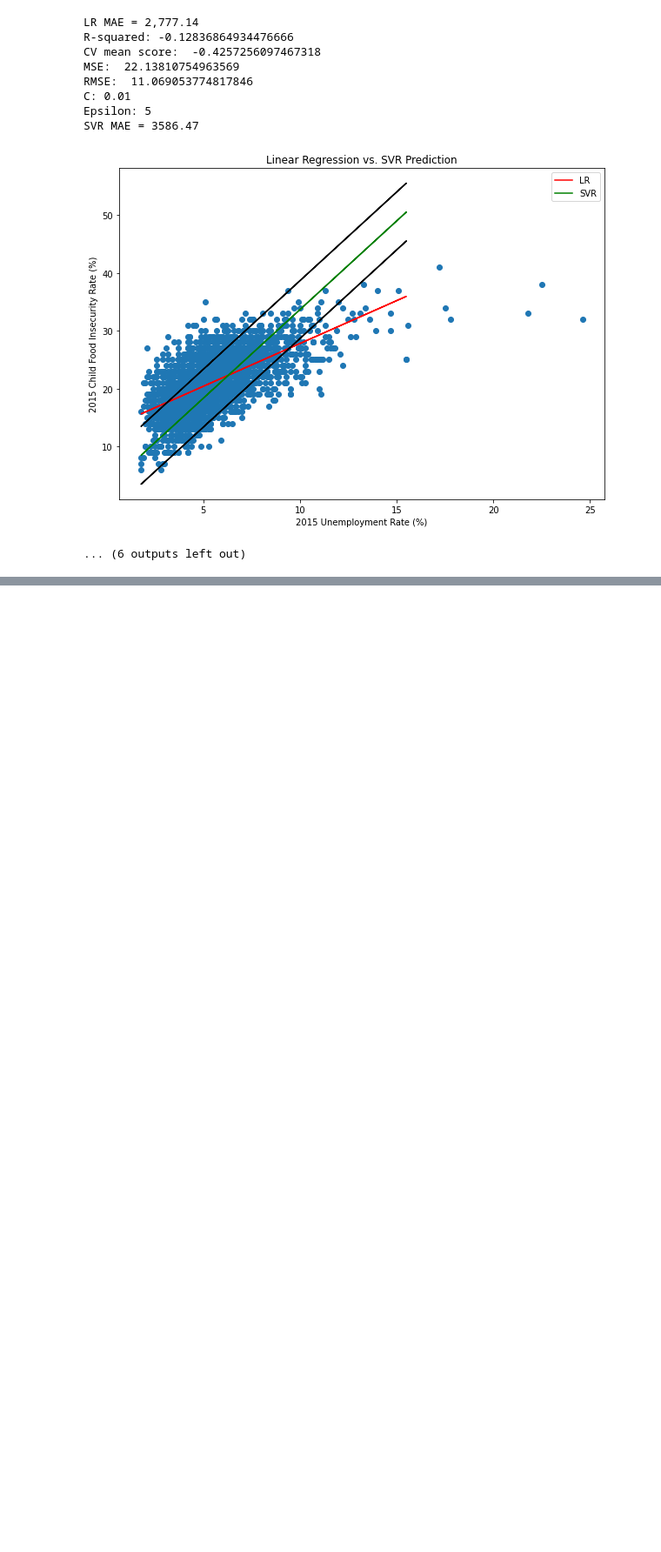
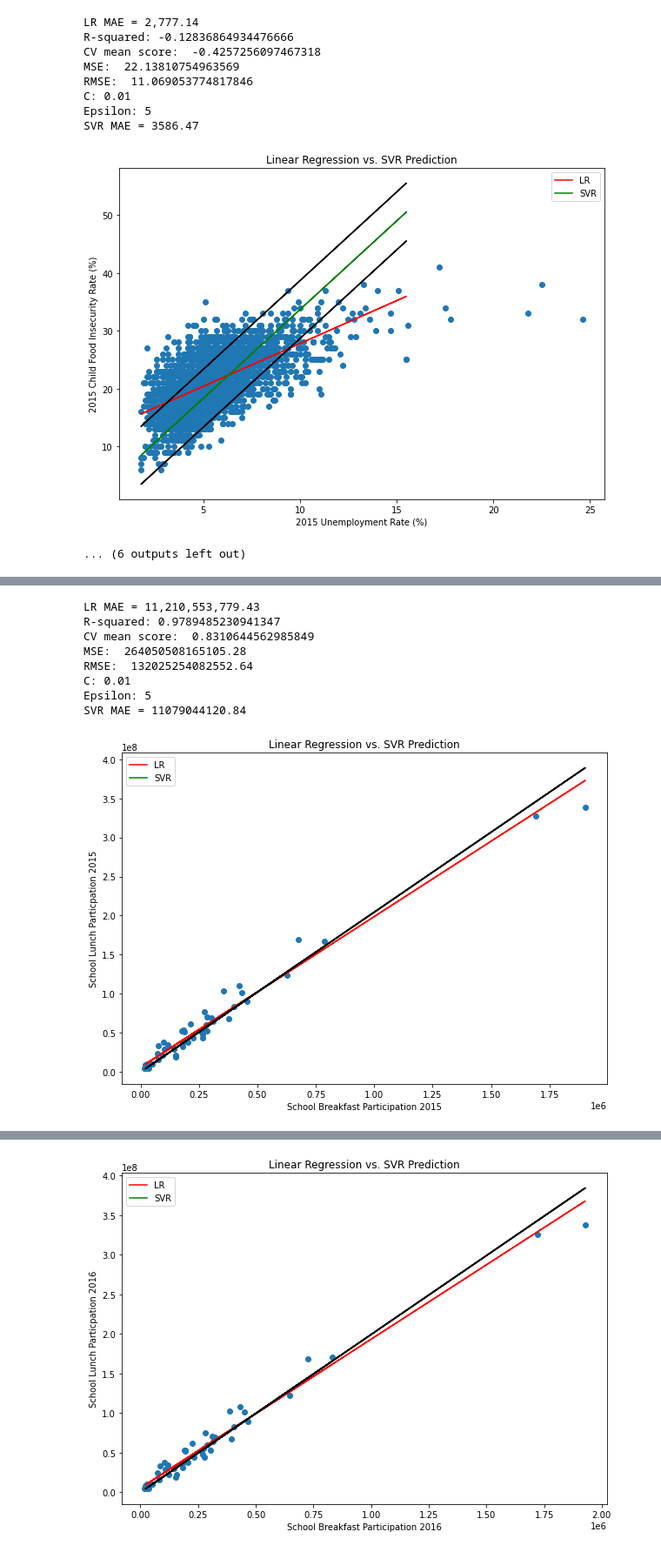
Before and after one commit to nalam004/seniordesign, a Jupyter notebook: Linear Regression and SVR.ipynb, the cells around one changed output, grey strips where cells are left out. Shown at 87% size. Drawn from its saved outputs; the diff is of its cells as text; code cells hidden in the pictures; blank space fills up the shorter version.

```diff
--- a/Linear Regression and SVR.ipynb
+++ b/Linear Regression and SVR.ipynb
@@ -251,0 +357,78 @@ SVR MAE = 14818950388.87
+# %%
+for i in years:
+    x = df['SBP ' + str(i)].astype(float)
+    x = x.values.reshape(-1, 1)
+
+    y = 100*df['SLP ' + str(i)].astype(float)
+    y = y.values
+
+    X = np.array(x).reshape(-1,1)
+    y = np.array(y).reshape(-1,1)
+
+    X_train, X_test, y_train, y_test = train_test_split(X, y, test_size=0.50, random_state=12)
+    y_train = y_train.reshape(len(y_train),)
+    y_test = y_test.reshape(len(y_test),)
+
+    lm = LinearRegression()
+    lm.fit(X_train, y_train)
+
+    #print("Intercept: {:,.3f}".format(lm.intercept_))
+    #print("Coefficient: {:,.3f}".format(lm.coef_[0]))
+
+    mae = mean_absolute_error(y_test, lm.predict(X_test))
+    print("LR MAE = {:,.2f}".format(1000*mae))
+
+    eps = 5
+    svr = LinearSVR(epsilon=eps, C=0.01, fit_intercept=True)
+    svr.fit(X_train, y_train)
+
+    score = svr.score(X_train, y_train)
+    print("R-squared:", score)
+
+    # apply a cross-validation method to the model and check the training accuracy.
+    cv_score = cross_val_score(svr, x, y, cv = 10)
+    print("CV mean score: ", cv_score.mean())
+
+    # predict the test data by using the trained model.
+    # check the accuracy of predicted data by using MSE and RMSE metrics.
+    ypred = svr.predict(X_test)
+
+    mse = mean_squared_error(y_test, ypred)
+    print("MSE: ", mse)
+    print("RMSE: ", mse*(1/2.0))
+
+    print("C: {}".format(svr.C))
+    print("Epsilon: {}".format(svr.epsilon))
+
+    #print("Intercept: {:,.3f}".format(svr.intercept_[0]))
+    #print("Coefficient: {:,.3f}".format(svr.coef_[0]))
+
+    mae = mean_absolute_error(y_test, svr.predict(X_test))
+    print("SVR MAE = {:.2f}".format(1000*mae))
+
+    perc_within_eps = 100*np.sum(y_test - svr.predict(X_test) < eps) / len(y_test)
+    #print("Percentage within Epsilon = {:,.2f}%".format(perc_within_eps))
+
+    # Plot outputs
+    plt.figure(figsize=(10,7))
+    plt.scatter(x, y)
+    plt.plot(X_test, lm.predict(X_test), color='red', label='LR')
+    plt.plot(X_test, svr.predict(X_test), color='green', label='SVR')
+    plt.plot(X_test, svr.predict(X_test)+eps, color='black')
+    plt.plot(X_test, svr.predict(X_test)-eps, color='black')
+
+    plt.xlabel('School Breakfast Participation ' + str(i))
+    plt.ylabel('School Lunch Particpation ' + str(i))
+    plt.title('Linear Regression vs. SVR Prediction')
+    plt.legend(loc='best')
+    plt.show()
+# %% [output]
+LR MAE = 11,210,553,779.43
+R-squared: 0.9789485230941347
+CV mean score:  0.8310644562985849
+MSE:  264050508165105.28
+RMSE:  132025254082552.64
+C: 0.01
+Epsilon: 5
+SVR MAE = 11079044120.84
+[figure, added]
@@ -251,0 +443 @@ SVR MAE = 14818950388.87
+[figure, added]
```
Also changed, not shown: parts of 4 cells of this notebook.
